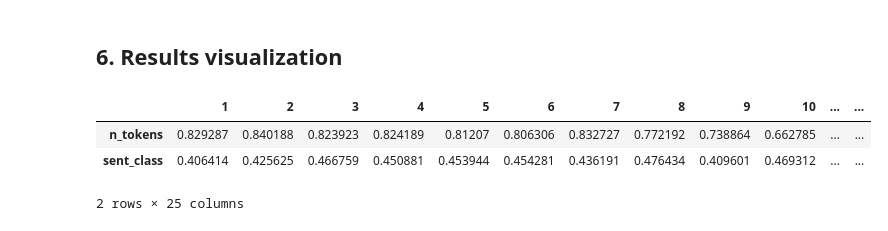
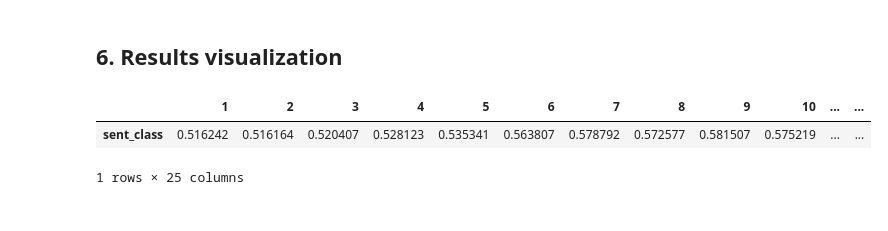
Before and after one commit to Marco-Consoloni/patent-sentence-classification, a Jupyter notebook: probing.ipynb, the cells around one changed output. Drawn from its saved outputs; the diff is of its cells as text; code cells hidden in the pictures.

Commit message:
precision recall f1 as score

```diff
--- a/probing.ipynb
+++ b/probing.ipynb
@@ -154,6 +152,8 @@ tensor([-2.3735,  0.3458,  2.0662,  ..., -1.2569, -0.2575, -0.0919])
 # %% [markdown]
 ## **5. Train the probing model**
 # %%
+from sklearn.metrics import precision_recall_fscore_support
+
 def probing(embeddings, df, ids, feature, layer):
   # Dataset containing only the selected linguistic feature
   df_feature = df[feature]
@@ -184,7 +184,8 @@ def probing(embeddings, df, ids, feature, layer):
   y_pred = probing_model.predict(X_test)
 
   # Evaluation of the predictions
-  corr, p_val = spearmanr(y_test, y_pred)
+  precision, recall, f1, _ = precision_recall_fscore_support(y_test, y_pred, average='macro')
+
 
   # Save the predictions for further analysis
   df_preds = pd.DataFrame(columns=["sent_id", "y_true", "y_pred"])
@@ -193,7 +194,7 @@ def probing(embeddings, df, ids, feature, layer):
   df_preds["y_pred"] = y_pred
   df_preds.to_csv(f'./data/probing/results_{layer}_{feature}.tsv', sep='\t', index=True)
 
-  return corr, p_val
+  return precision, recall, f1 #corr, p_val
 
 
 def baseline(df, feature):
@@ -213,9 +214,10 @@ def baseline(df, feature):
   y_pred = probing_model.predict(X_test)
 
   # Evaluation of the predictions
-  corr, p_val = spearmanr(y_test, y_pred)
+  #corr, p_val = spearmanr(y_test, y_pred)
+  precision, recall, f1, _ = precision_recall_fscore_support(y_test, y_pred, average='macro')
 
-  return corr, p_val
+  return precision, recall, f1 #corr, p_val
 # %%
 from sklearn.model_selection import StratifiedKFold
 from sklearn.svm import LinearSVC
@@ -341,9 +345,11 @@ df
 # %%
-selected_features = ["n_tokens", "sent_class"] # set fetures
+selected_features = ["sent_class"] # set fetures
 layers = list(range(n_layers)[1:]) # set number of layers
 
 # Create an empty pandas DataFrame to store the probing results
-results_df = pd.DataFrame(index=selected_features, columns=layers + ["Baseline"])
+precision_df = pd.DataFrame(index=selected_features, columns=layers + ["Baseline"])
+recall_df = pd.DataFrame(index=selected_features, columns=layers + ["Baseline"])
+f1_df = pd.DataFrame(index=selected_features, columns=layers + ["Baseline"])
 
 # Iterate over the selected features
 for feature in selected_features:
@@ -352,21 +358,26 @@ for feature in selected_features:
     print(f"\nFeature: {feature} - Layer: {layer}")
 
     #1. Standard Probing
-    #corr, p_val = probing(embeddings=embeddings, df=df, ids=sent_ids, feature=feature, layer=layer)
+    #precision, recall, f1 = probing(embeddings=embeddings, df=df, ids=sent_ids, feature=feature, layer=layer)
 
     #2 Probing with cross-validation
     prob_results = cross_validate_probing(embeddings=embeddings, df=df, ids=sent_ids, feature=feature, layer=layer, n_splits=3)
-    corr = prob_results['mean_correlation']
-    p_val = prob_results['mean_p_value']
-    print(f"Mean correlation = {corr:.4f}")
-    print(f"Mean p-value = {p_val:.4f}")
+    mean_precision = prob_results['mean_precision']
+    mean_recall = prob_results['mean_recall']
+    mean_f1 = prob_results['mean_f1']
+
+    print(f"Mean precision = {mean_precision:.4f}")
+    print(f"Mean recall = {mean_recall:.4f}")
+    print(f"Mean f1 = {mean_f1:.4f}")
 
     # Save the score only if the correlation is statistically significant (p-value < 0.05)
-    if p_val < 0.05:
-      results_df.loc[feature][layer] = corr
+    precision_df.loc[feature][layer] = mean_precision
+    recall_df.loc[feature][layer] = mean_recall
+    f1_df.loc[feature][layer] = mean_f1
 
   # Simple baseline model trained to predict the selected linguistic feature using only "n_tokens" as input feature
-  corr_baseline, p_val_baseline = baseline(df, feature)
-  if p_val < 0.05:
-    results_df.loc[feature]["Baseline"] = corr_baseline
+  precision_baseline, recall_baseline, f1_baseline = baseline(df, feature)
+  precision_df.loc[feature]["Baseline"] = precision_baseline
+  recall_df.loc[feature]["Baseline"] = recall_baseline
+  f1_df.loc[feature]["Baseline"] = f1_baseline
 # %% [output]
@@ -391,9 +402,8 @@ Mean p-value: 0.0000
 ## **6. Results visualization**
 # %%
 # Visualize the results memorized in the DataFrame
-results_df
+f1_df
 # %% [output]
 |  | 1 | 2 | 3 | 4 | 5 | 6 | 7 | 8 | 9 | 10 | ... | ... |
-| n_tokens | 0.829287 | 0.840188 | 0.823923 | 0.824189 | 0.81207 | 0.806306 | 0.832727 | 0.772192 | 0.738864 | 0.662785 | ... | ... |
-| sent_class | 0.406414 | 0.425625 | 0.466759 | 0.450881 | 0.453944 | 0.454281 | 0.436191 | 0.476434 | 0.409601 | 0.469312 | ... | ... |
+| sent_class | 0.516242 | 0.516164 | 0.520407 | 0.528123 | 0.535341 | 0.563807 | 0.578792 | 0.572577 | 0.581507 | 0.575219 | ... | ... |
-2 rows × 25 columns
+1 rows × 25 columns
```
Also changed, not shown: parts of 8 cells of this notebook, 5 other files.
